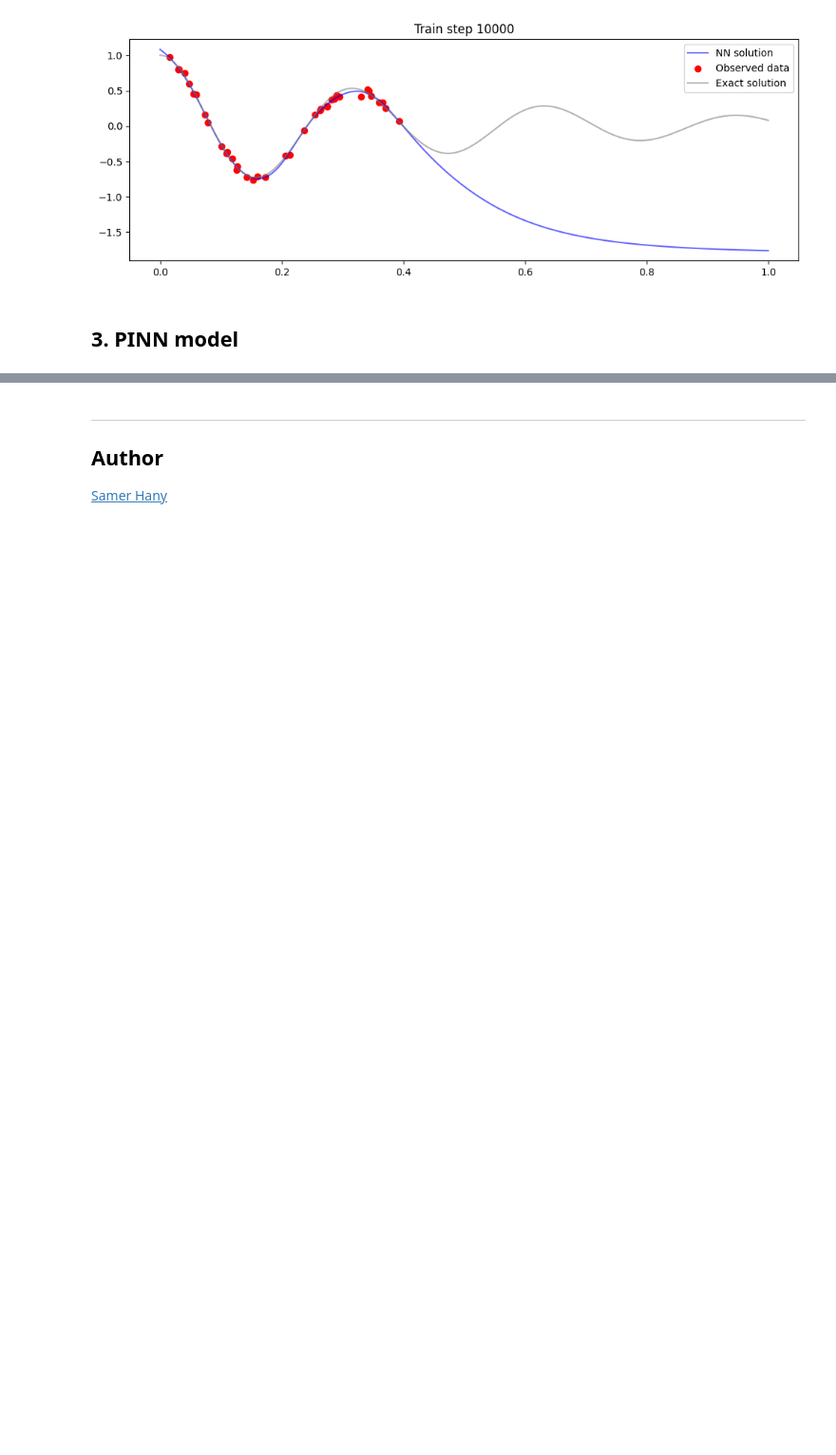
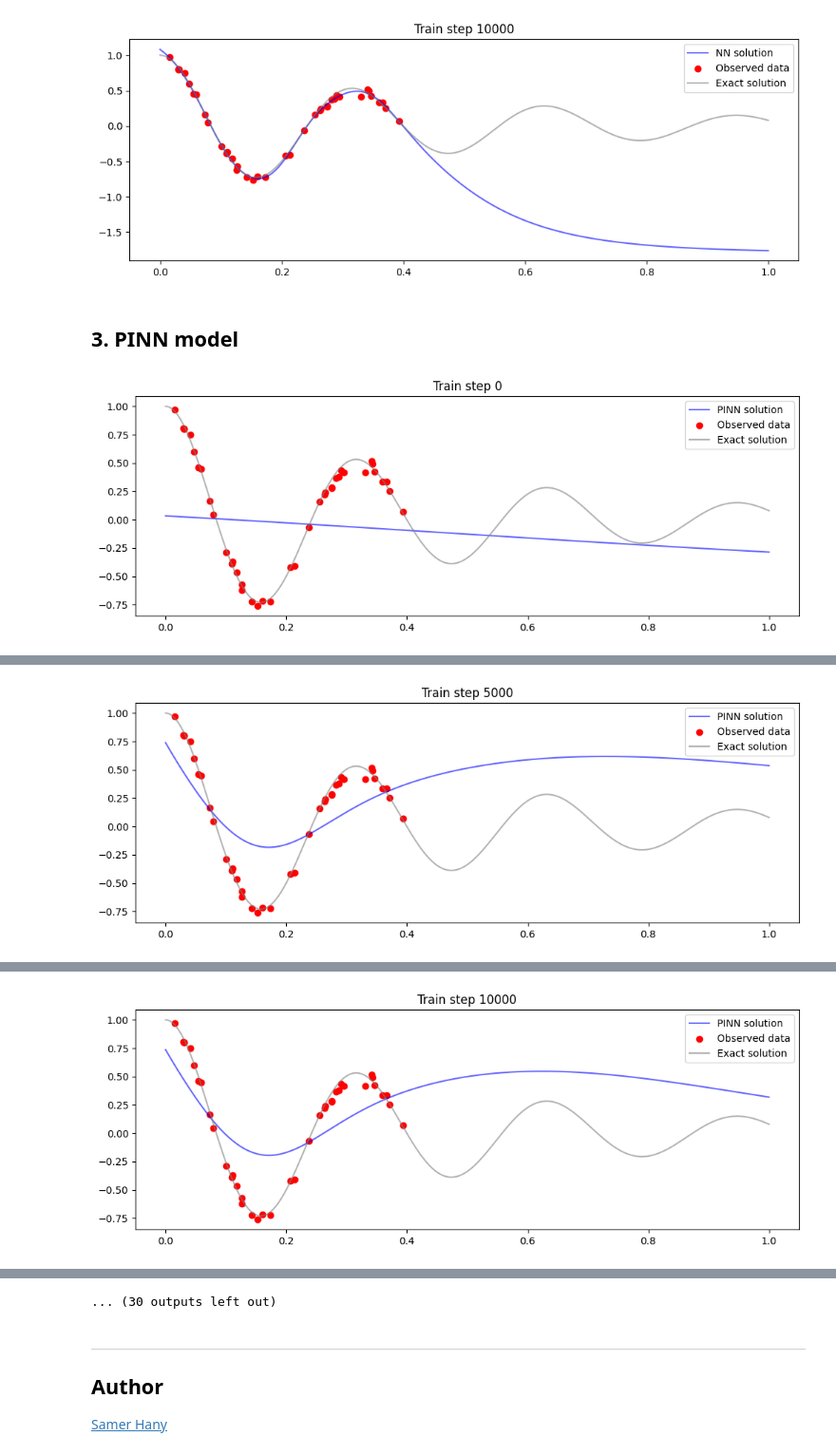
Before and after one commit to SamerHany/CHES307-Applications-of-Machine-Learning-in-Chemical-Engineering, a Jupyter notebook: Week 10 - Hybrid Models (1)/Tutorial 10.1 - Exercise - Solution.ipynb, the cells around one changed output, grey strips where cells are left out. Shown at 95% size. Cells and saved outputs as stored; diff of their text form; code cells hidden in the pictures; blank space fills up the shorter version.

```diff
--- a/Week 10 - Hybrid Models (1)/Tutorial 10.1 - Exercise - Solution.ipynb
+++ b/Week 10 - Hybrid Models (1)/Tutorial 10.1 - Exercise - Solution.ipynb
@@ -138,32 +138,85 @@ class PINN(nn.Module):
     # define the class constructor
     def __init__(self, n_input, n_output, n_hidden, n_layers, act_fn=nn.Tanh()):
         super().__init__()
         # TODO: define the network architecture
+        self.act_fn = act_fn
 
+        # create the first hidden layer connected to the inputs
+        self.nn_start = nn.Sequential(nn.Linear(n_input, n_hidden), act_fn)
+
+        # create the rest of the hidden layers
+        self.nn_hidden = nn.Sequential(*[nn.Sequential(nn.Linear(n_hidden, n_hidden), act_fn) for _ in range(n_layers-1)])
+
+        # create the output layer
+        self.nn_end = nn.Linear(n_hidden, n_output)
 
     # define the forward pass of the network
     def forward(self, x):
         # TODO: define the forward pass
-        pass # remove this line when you implement your code
+        x = self.nn_start(x)
+        x = self.nn_hidden(x)
+        x = self.nn_end(x)
+        return x
 
 
     # define the fit method
     def fit(self, X, y, n_epochs, lr=0.01):
 
         # TODO: define the optimizer and loss function
+        optimizer = torch.optim.Adam(self.parameters(), lr=lr)
+        loss_fn = nn.MSELoss()
 
-        # TODO: define the physical parameters (i.e. range, and regularization parameters)
+        # TODO: define the physical parameters
+        x_phys = torch.linspace(0,1,30).view(-1,1).requires_grad_(True)
+        mu, k = 2*d, w0**2
+        lambda_data = 1
+        lambda_phys = 0.0001
 
         # train the model
         for epoch in range(n_epochs + 1):
             # TODO: implement steps for training the model including the physics-informed loss
+            # 1. reset the gradients back to zero
+            optimizer.zero_grad()
+
+            # 2. compute the output using the trained model
+            y_pred = self.forward(X)
+
+            # 3.1. compute data loss
+            loss_data = loss_fn(y_pred, y)
+
+            # CHANGE #3: compute the gradients of the physical loss
+            # 3.2. compute physics loss
+            y_phys = self.forward(x_phys)
+            # compute the derivatives of y with respect to x
+            # this is done by using the autograd.grad function
+            dx  = torch.autograd.grad(y_phys, x_phys, torch.ones_like(y_phys), create_graph=True)[0]# computes dy/dx
+            dx2 = torch.autograd.grad(dx,  x_phys, torch.ones_like(dx),  create_graph=True)[0]# computes d^2y/dx^2
+            loss_phys = loss_fn(dx2 + mu*dx, -1*k*y_phys)
+
+            # 3.3. compute the total loss
+            loss = lambda_data*loss_data + lambda_phys*loss_phys
+
+            # 4. backpropagate the loss
+            loss.backward()
+
+            # 5. update the weights
+            optimizer.step()
+
 
             # plot the result as training progresses
             if epoch % 5000 == 0:
                 y_pred = self.forward(t_test).detach()
                 plt.figure(figsize=(12, 4))
                 plt.title(f'Train step {epoch}')
                 plt.plot(t_test[:,0], y_pred[:,0], label='PINN solution', color='blue', alpha=0.6)
                 plot_observed_data()
+                print(f"Physics loss: {loss_phys:.6f}, Data loss: {loss_data:.6f}")
 
 # TODO: create an instance of the PINN class and train it
+# create a neural network instance
+model_pinn = PINN(1, 1, 10, 2)
+
+# train the NN
+model_pinn.fit(t_obs, u_obs, 100000, lr=0.001)
+# %% [output]
+[figure, added]
@@ -169,0 +224 @@ class PINN(nn.Module):
+[figure, added]
@@ -169,0 +226 @@ class PINN(nn.Module):
+[figure, added]
@@ -170,3 +234,4 @@ class PINN(nn.Module):
+... (30 outputs left out)
 # %% [markdown]
 <hr style="margin-top: 4rem;">
 <h2>Author</h2>
```
Also changed, not shown: parts of 1 cell of this notebook, 15 other files.
